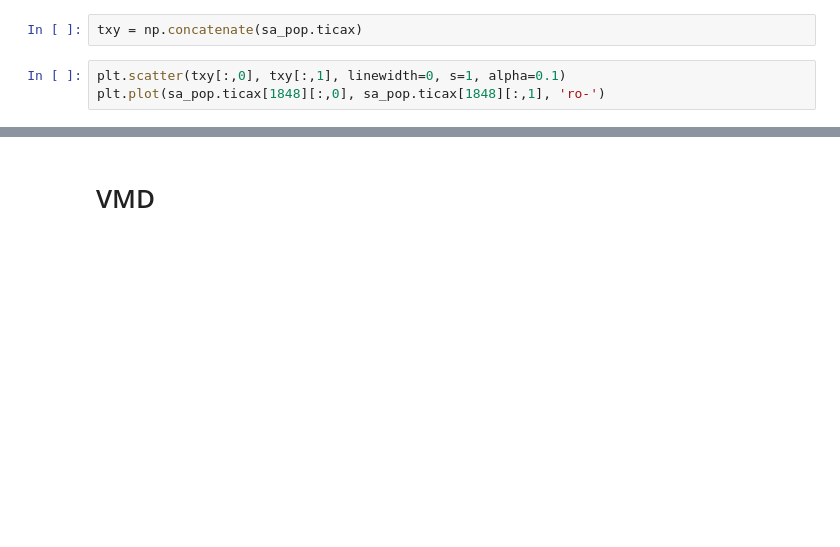
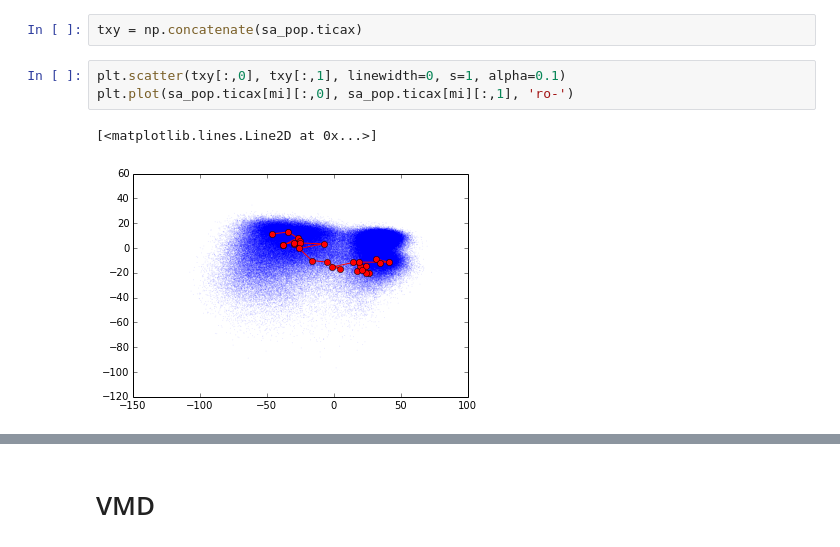
Before and after one commit to mpharrigan/wetmsm, a Jupyter notebook: ipython/gpcr/2rh1/hoh/1-gpcr_hoh_load.ipynb, the cells around one changed output, grey strips where cells are left out. Cells and saved outputs as stored; diff of their text form; blank space fills up the shorter version.

```diff
--- a/ipython/gpcr/2rh1/hoh/1-gpcr_hoh_load.ipynb
+++ b/ipython/gpcr/2rh1/hoh/1-gpcr_hoh_load.ipynb
@@ -81,4 +92,7 @@ plt.hlines(sa_pop.tica.timescales_, 0, 1, 'b')
 txy = np.concatenate(sa_pop.ticax)
 # %%
 plt.scatter(txy[:,0], txy[:,1], linewidth=0, s=1, alpha=0.1)
-plt.plot(sa_pop.ticax[1848][:,0], sa_pop.ticax[1848][:,1], 'ro-')
+plt.plot(sa_pop.ticax[mi][:,0], sa_pop.ticax[mi][:,1], 'ro-')
+# %% [output]
+[<matplotlib.lines.Line2D at 0x...>]
+[figure, added]
```
Also changed, not shown: parts of 13 cells of this notebook, 8 other files.
